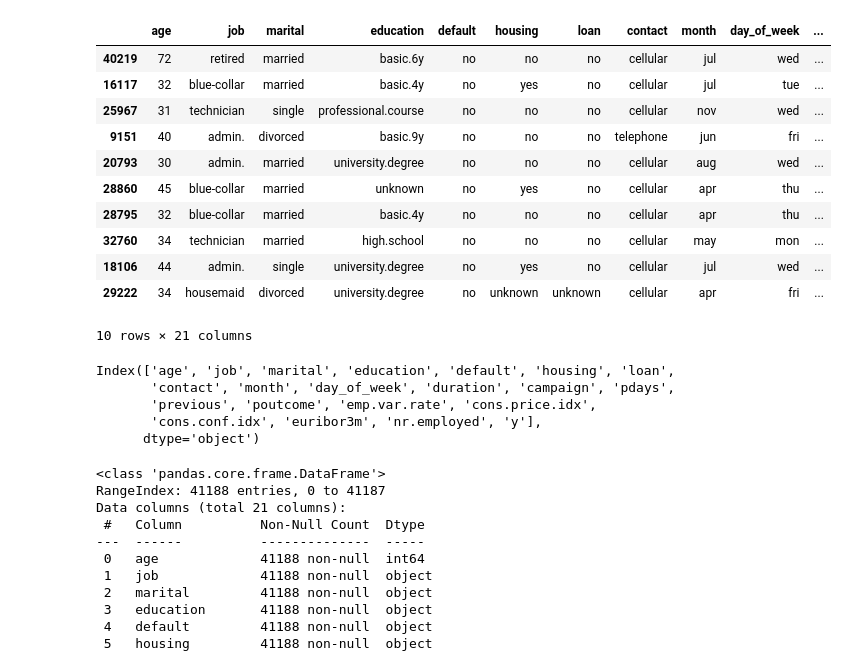
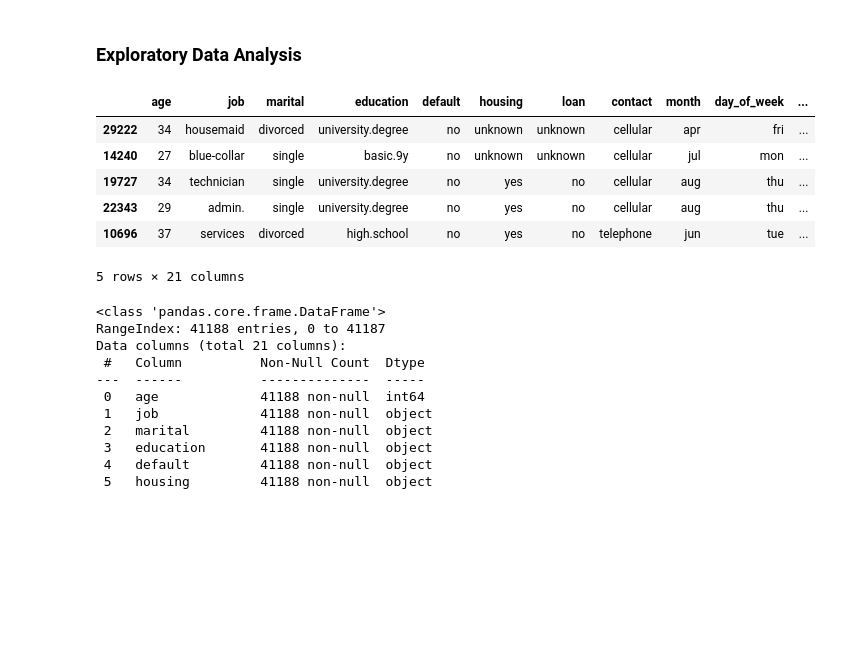
Before and after one commit to peterkchung/lead-scoring-basic, a Jupyter notebook: lead_scoring_0.1.ipynb, the cells around one changed output. Cells and saved outputs as stored; diff of their text form; code cells hidden in the pictures; blank space fills up the shorter version.

```diff
--- a/lead_scoring_0.1.ipynb
+++ b/lead_scoring_0.1.ipynb
@@ -3,28 +13,18 @@ import pandas as pd
+# %% [markdown]
+### Exploratory Data Analysis
 # %%
 data = pd.read_csv('examples/LeadScoring/bank-additional-full.csv')
+
 df = data.copy()
-df.sample(10)
+df.sample(5)
 # %% [output]
 |  | age | job | marital | education | default | housing | loan | contact | month | day_of_week | ... |
-| 40219 | 72 | retired | married | basic.6y | no | no | no | cellular | jul | wed | ... |
-| 16117 | 32 | blue-collar | married | basic.4y | no | yes | no | cellular | jul | tue | ... |
-| 25967 | 31 | technician | single | professional.course | no | no | no | cellular | nov | wed | ... |
-| 9151 | 40 | admin. | divorced | basic.9y | no | no | no | telephone | jun | fri | ... |
-| 20793 | 30 | admin. | married | university.degree | no | no | no | cellular | aug | wed | ... |
-| 28860 | 45 | blue-collar | married | unknown | no | yes | no | cellular | apr | thu | ... |
-| 28795 | 32 | blue-collar | married | basic.4y | no | no | no | cellular | apr | thu | ... |
-| 32760 | 34 | technician | married | high.school | no | no | no | cellular | may | mon | ... |
-| 18106 | 44 | admin. | single | university.degree | no | yes | no | cellular | jul | wed | ... |
 | 29222 | 34 | housemaid | divorced | university.degree | no | unknown | unknown | cellular | apr | fri | ... |
+| 14240 | 27 | blue-collar | single | basic.9y | no | unknown | unknown | cellular | jul | mon | ... |
+| 19727 | 34 | technician | single | university.degree | no | yes | no | cellular | aug | thu | ... |
+| 22343 | 29 | admin. | single | university.degree | no | yes | no | cellular | aug | thu | ... |
+| 10696 | 37 | services | divorced | high.school | no | yes | no | telephone | jun | tue | ... |
-10 rows × 21 columns
+5 rows × 21 columns
-# %%
-df.columns
-# %% [output]
-Index(['age', 'job', 'marital', 'education', 'default', 'housing', 'loan',
-       'contact', 'month', 'day_of_week', 'duration', 'campaign', 'pdays',
-       'previous', 'poutcome', 'emp.var.rate', 'cons.price.idx',
-       'cons.conf.idx', 'euribor3m', 'nr.employed', 'y'],
-      dtype='object')
 # %%
 df.info()
 # %% [output]
```
Also changed, not shown: parts of 10 cells of this notebook, 6 other files.
